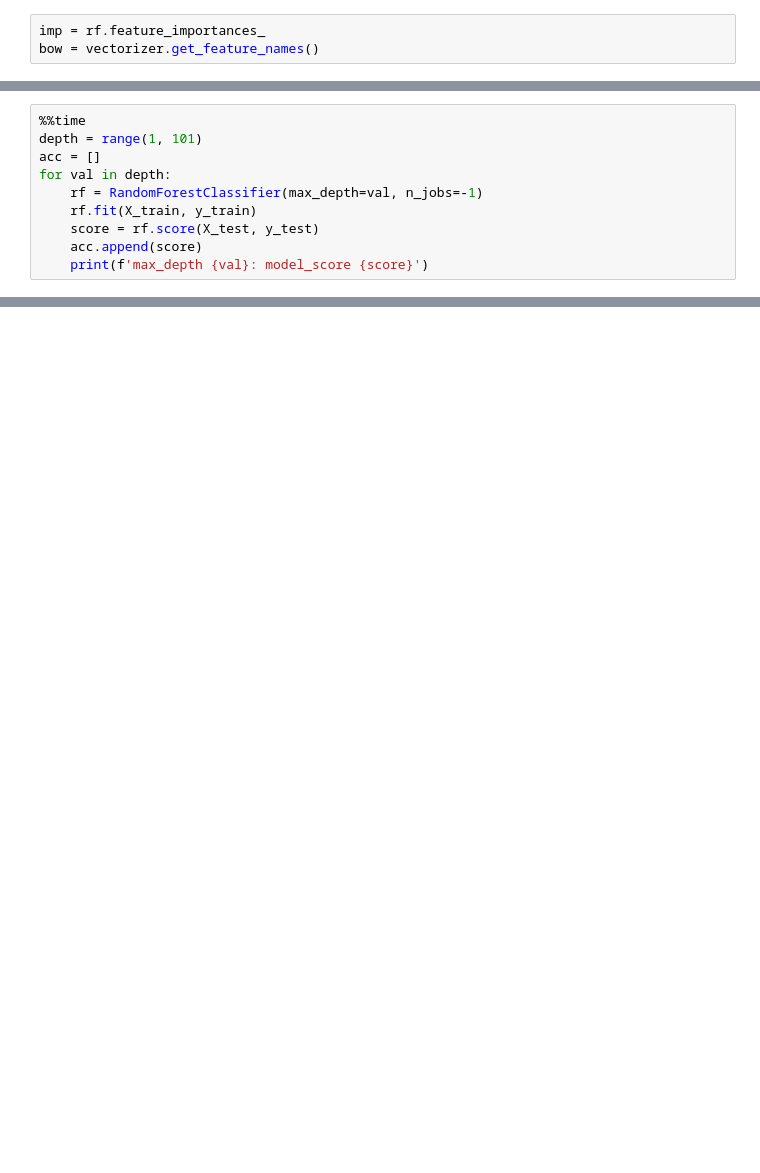
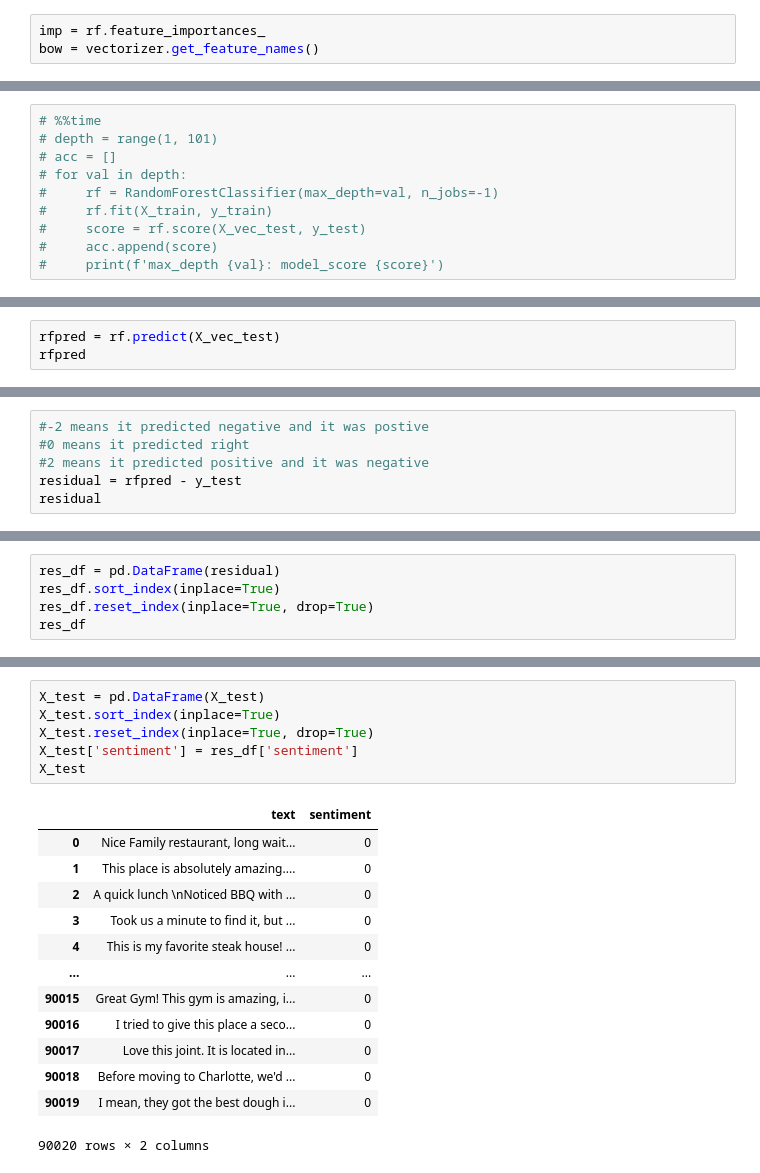
Before and after one commit to RubenBec/Capestone3, a Jupyter notebook: version2.ipynb, the cells around one changed output, grey strips where cells are left out. Saved outputs shown, nothing was run; the diff lists cells and outputs as text; blank space fills up the shorter version.

```diff
--- a/version2.ipynb
+++ b/version2.ipynb
@@ -213,10 +217,10 @@ weighted avg       0.92      0.92      0.92     90020
 # %%
-%%time
-depth = range(1, 101)
-acc = []
-for val in depth:
-    rf = RandomForestClassifier(max_depth=val, n_jobs=-1)
-    rf.fit(X_train, y_train)
-    score = rf.score(X_test, y_test)
-    acc.append(score)
-    print(f'max_depth {val}: model_score {score}')
+# %%time
+# depth = range(1, 101)
+# acc = []
+# for val in depth:
+#     rf = RandomForestClassifier(max_depth=val, n_jobs=-1)
+#     rf.fit(X_train, y_train)
+#     score = rf.score(X_vec_test, y_test)
+#     acc.append(score)
+#     print(f'max_depth {val}: model_score {score}')
@@ -243,0 +229,3 @@ KeyboardInterrupt:
+# %%
+rfpred = rf.predict(X_vec_test)
+rfpred
@@ -243,0 +249,6 @@ KeyboardInterrupt:
+# %%
+#-2 means it predicted negative and it was postive
+#0 means it predicted right
+#2 means it predicted positive and it was negative
+residual = rfpred - y_test
+residual
@@ -243,0 +283,5 @@ KeyboardInterrupt:
+# %%
+res_df = pd.DataFrame(residual)
+res_df.sort_index(inplace=True)
+res_df.reset_index(inplace=True, drop=True)
+res_df
@@ -243,0 +363,20 @@ KeyboardInterrupt:
+# %%
+X_test = pd.DataFrame(X_test)
+X_test.sort_index(inplace=True)
+X_test.reset_index(inplace=True, drop=True)
+X_test['sentiment'] = res_df['sentiment']
+X_test
+# %% [output]
+|  | text | sentiment |
+| 0 | Nice Family restaurant, long wait... | 0 |
+| 1 | This place is absolutely amazing.... | 0 |
+| 2 | A quick lunch \nNoticed BBQ with ... | 0 |
+| 3 | Took us a minute to find it, but ... | 0 |
+| 4 | This is my favorite steak house! ... | 0 |
+| ... | ... | ... |
+| 90015 | Great Gym! This gym is amazing, i... | 0 |
+| 90016 | I tried to give this place a seco... | 0 |
+| 90017 | Love this joint. It is located in... | 0 |
+| 90018 | Before moving to Charlotte, we'd ... | 0 |
+| 90019 | I mean, they got the best dough i... | 0 |
+90020 rows × 2 columns
```
Also changed, not shown: parts of 37 cells of this notebook.
